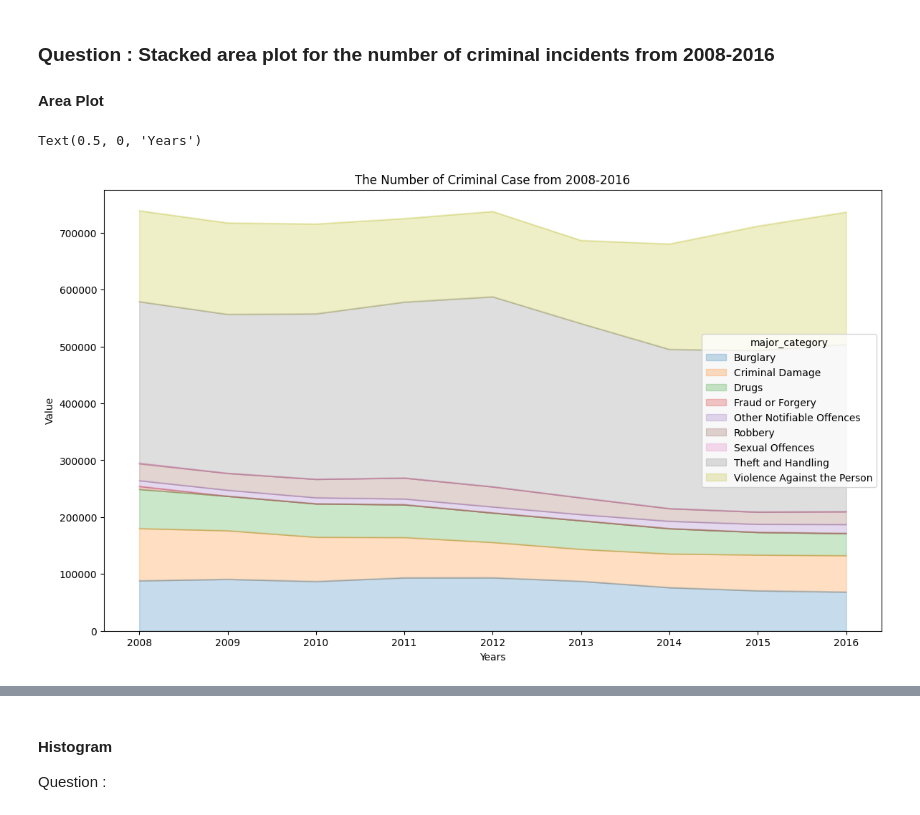
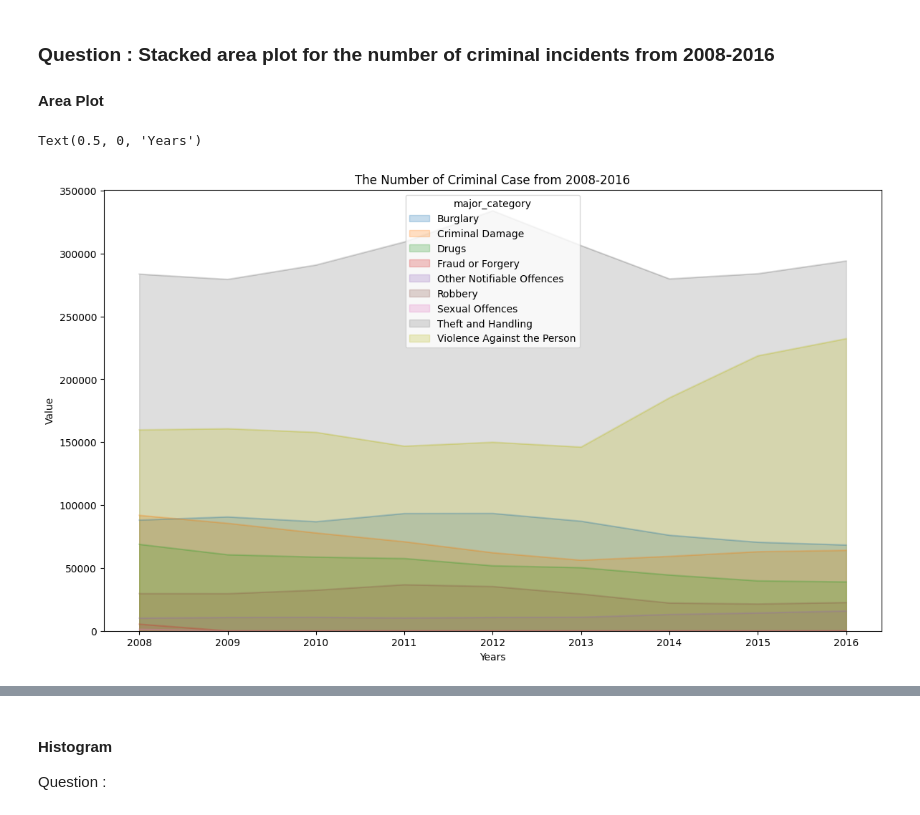
Before and after one commit to kireikharisma/H8_3, a Jupyter notebook: PYTN_Assgn_1_3_NiMadeKireiKharismaHandayani.ipynb, the cells around one changed output, grey strips where cells are left out. Drawn from its saved outputs; the diff is of its cells as text; code cells hidden in the pictures.

```diff
--- a/PYTN_Assgn_1_3_NiMadeKireiKharismaHandayani.ipynb
+++ b/PYTN_Assgn_1_3_NiMadeKireiKharismaHandayani.ipynb
@@ -90,11 +95,11 @@ plt.show()
 ### Question : Stacked area plot for the number of criminal incidents from 2008-2016
 #### Area Plot
 # %%
-ax = df_london_tp.plot(kind='area',alpha=0.25, figsize=[14, 8], stacked=True)
+ax = df_london_tp.plot(kind='area',alpha=0.25, figsize=[14, 8], stacked=False)
 
 ax.set_title('The Number of Criminal Case from 2008-2016')
 plt.ylabel('Value')
 plt.xlabel('Years')
 # %% [output]
 Text(0.5, 0, 'Years')
-[figure, old version]
+[figure, new version]
```
Also changed, not shown: parts of 17 cells of this notebook.
